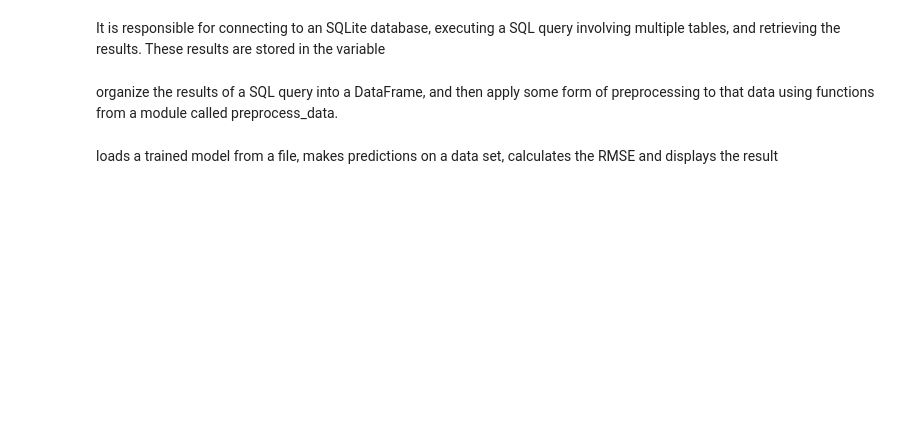
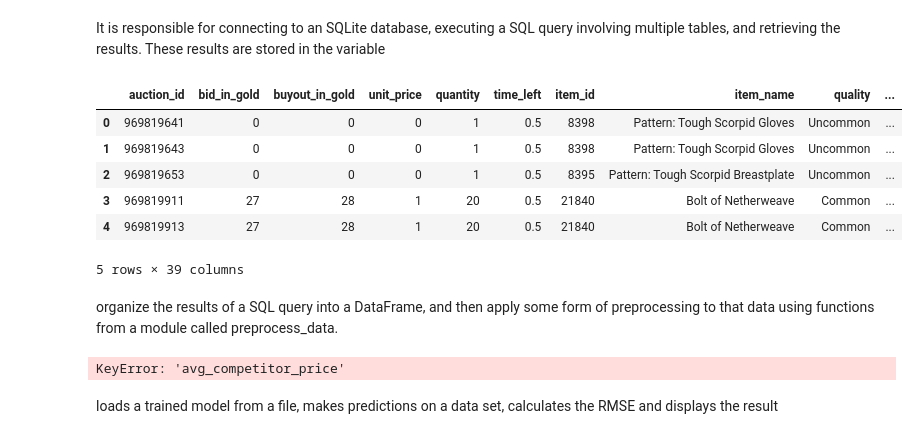
Before and after one commit to AngelUrq/auction_classic, a Jupyter notebook: eval/evaluation.ipynb, the cells around one changed output. Drawn from its saved outputs; the diff is of its cells as text; code cells hidden in the pictures; blank space fills up the shorter version.

Commit message:
Implement data preprocessing pipeline

```diff
--- a/eval/evaluation.ipynb
+++ b/eval/evaluation.ipynb
@@ -189,7 +195,15 @@ import_items()
 It is responsible for connecting to an SQLite database, executing a SQL query involving multiple tables, and retrieving the results. These results are stored in the variable
 # %%
 import sqlite3
+import pandas as pd
+import sys
 
+# Asegúrate de que la ruta sea correcta para tu archivo transformers.py
+sys.path.insert(0, 'C:\\Users\\CMIRANDA\\Documents\\auction_box\\data')
+
+from transformers import TimeLeftTransformer, MedianCompetitorPriceTransformer, AvgCompetitorPriceTransformer, CompetitorCountTransformer, MinCompetitorPriceTransformer, TopCompetitorPriceTransformer , RelativeDifferencesTransformer
+
+db_path = 'auction.db'
 conn = sqlite3.connect(db_path)
 cursor = conn.cursor()
 
@@ -203,32 +217,69 @@ query = """
         a.time_left,
         a.item_id,
         i.item_name,
         i.quality,
         i.item_class,
         i.item_subclass,
         i.is_stackable,
         i.purchase_price_gold,
         i.required_level,
         i.item_level,
         i.sell_price_gold,
         MIN(ae.record) AS first_appearance_timestamp,
         strftime('%Y', MIN(ae.record)) AS first_appearance_year,
         strftime('%m', MIN(ae.record)) AS first_appearance_month,
         strftime('%d', MIN(ae.record)) AS first_appearance_day,
         strftime('%H', MIN(ae.record)) AS first_appearance_hour,
         COUNT(*) AS hours_on_sale
     FROM Auctions a
     JOIN ActionEvents ae ON a.auction_id = ae.auction_id
     JOIN Items i ON i.item_id = a.item_id
     GROUP BY a.auction_id
 """
 
 cursor.execute(query)
 results = cursor.fetchall()
 
 conn.close()
 
 df = pd.DataFrame(results, columns=[i[0] for i in cursor.description])
+
+
+time_left_transformer = TimeLeftTransformer()
+df = time_left_transformer.fit_transform(df)
+
+
+median_competitor_price_transformer = MedianCompetitorPriceTransformer()
+df = median_competitor_price_transformer.fit_transform(df)
+
+
+avg_competitor_price_transformer = AvgCompetitorPriceTransformer()
+df = avg_competitor_price_transformer.fit_transform(df)
+
+
+competitor_count_transformer = CompetitorCountTransformer()
+df = competitor_count_transformer.fit_transform(df)
+
+
+min_competitor_price_transformer = MinCompetitorPriceTransformer()
+df = min_competitor_price_transformer.fit_transform(df)
+
+
+top_competitor_price_transformer = TopCompetitorPriceTransformer()
+df = top_competitor_price_transformer.fit_transform(df)
+
+relative_differences_transformer = RelativeDifferencesTransformer()
+df = relative_differences_transformer.fit_transform(df)
+
+
 df.head()
+# %% [output]
+|  | auction_id | bid_in_gold | buyout_in_gold | unit_price | quantity | time_left | item_id | item_name | quality | ... |
+| 0 | 969819641 | 0 | 0 | 0 | 1 | 0.5 | 8398 | Pattern: Tough Scorpid Gloves | Uncommon | ... |
+| 1 | 969819643 | 0 | 0 | 0 | 1 | 0.5 | 8398 | Pattern: Tough Scorpid Gloves | Uncommon | ... |
+| 2 | 969819653 | 0 | 0 | 0 | 1 | 0.5 | 8395 | Pattern: Tough Scorpid Breastplate | Uncommon | ... |
+| 3 | 969819911 | 27 | 28 | 1 | 20 | 0.5 | 21840 | Bolt of Netherweave | Common | ... |
+| 4 | 969819913 | 27 | 28 | 1 | 20 | 0.5 | 21840 | Bolt of Netherweave | Common | ... |
+5 rows × 39 columns
 # %% [markdown]
 organize the results of a SQL query into a DataFrame, and then apply some form of preprocessing to that data using functions from a module called preprocess_data.
@@ -377,6 +326,7 @@ categorical_columns_onehot = [
 X = df[numerical_columns + categorical_columns_ordinal + categorical_columns_onehot]
 y = df['hours_on_sale']
 # %%
+from sklearn.pipeline import Pipeline
 from sklearn.preprocessing import OrdinalEncoder, StandardScaler, OneHotEncoder
 from sklearn.compose import make_column_transformer
 
@@ -385,13 +335,26 @@ ordinal_transformer = OrdinalEncoder()
 onehot_transformer = OneHotEncoder(sparse_output=False)
 
 column_transformer = make_column_transformer(
-    #(num_transformer, numerical_columns),
+    (num_transformer, numerical_columns),
     (ordinal_transformer, categorical_columns_ordinal),
     (onehot_transformer, categorical_columns_onehot),
     remainder='passthrough'
 )
 
-X = column_transformer.fit_transform(X)
+preprocessing_pipeline = Pipeline(steps=[
+    ('time_left', TimeLeftTransformer()),
+    ('median_competitor_price', MedianCompetitorPriceTransformer()),
+    ('avg_competitor_price', AvgCompetitorPriceTransformer()),
+    ('competitor_count', CompetitorCountTransformer()),
+    ('min_competitor_price', MinCompetitorPriceTransformer()),
+    ('top_competitor_price', TopCompetitorPriceTransformer()),
+    ('relative_differences', RelativeDifferencesTransformer()),
+    ('column_transformer', column_transformer)
+])
+
+X = preprocessing_pipeline.fit_transform(df)
 y = np.array(y)
+# %% [output]
+KeyError: 'avg_competitor_price'
 # %% [markdown]
 loads a trained model from a file, makes predictions on a data set, calculates the RMSE and displays the result
```
Also changed, not shown: parts of 5 cells of this notebook, 4 other files.
